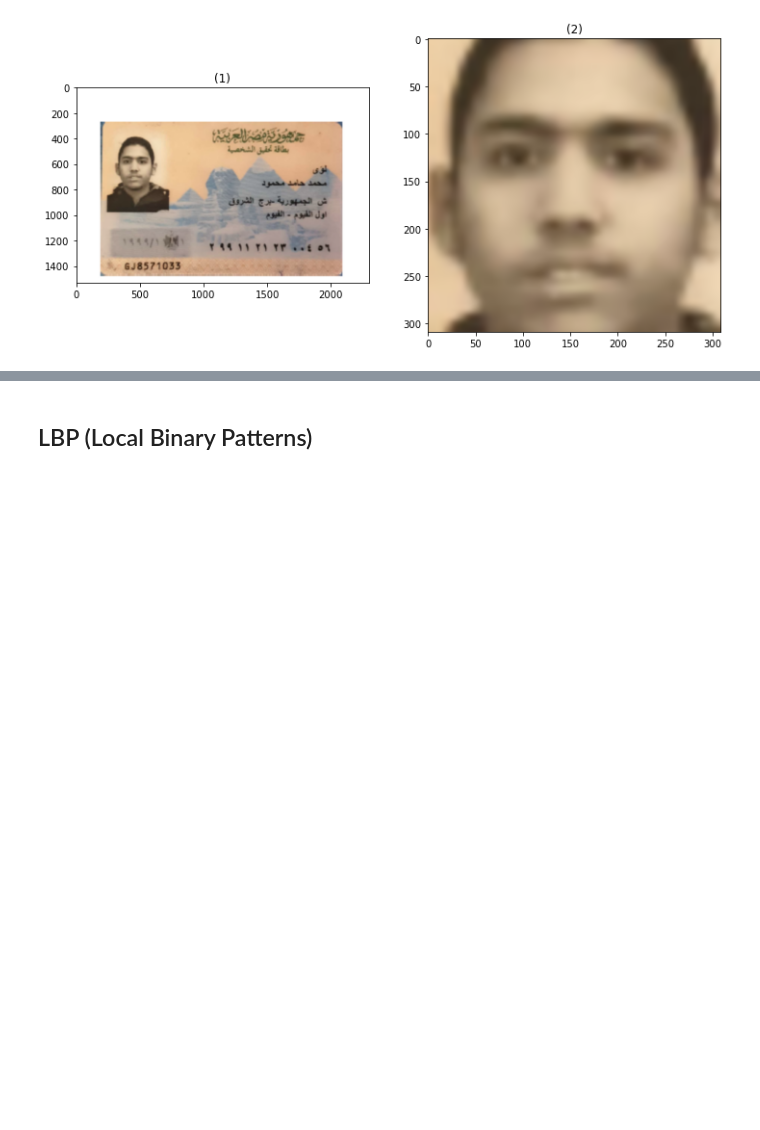
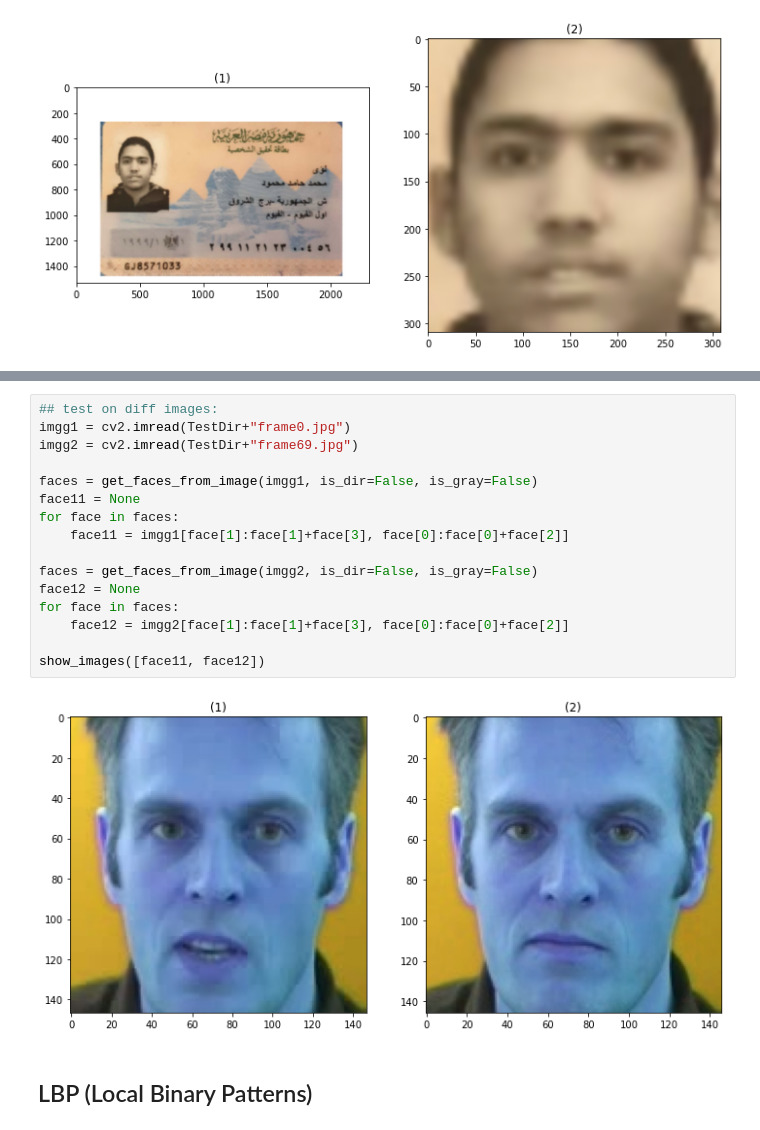
Before and after one commit to LoayMoh99/My_Social_Eye, a Jupyter notebook: face_tracking_test.ipynb, the cells around one changed output, grey strips where cells are left out. Drawn from its saved outputs; the diff is of its cells as text; blank space fills up the shorter version.

```diff
--- a/face_tracking_test.ipynb
+++ b/face_tracking_test.ipynb
@@ -85,3 +95,21 @@ show_images([face1, face2, face3, face4])
+# %%
+## test on diff images:
+imgg1 = cv2.imread(TestDir+"frame0.jpg")
+imgg2 = cv2.imread(TestDir+"frame69.jpg")
+
+faces = get_faces_from_image(imgg1, is_dir=False, is_gray=False)
+face11 = None
+for face in faces:
+    face11 = imgg1[face[1]:face[1]+face[3], face[0]:face[0]+face[2]]
+
+faces = get_faces_from_image(imgg2, is_dir=False, is_gray=False)
+face12 = None
+for face in faces:
+    face12 = imgg2[face[1]:face[1]+face[3], face[0]:face[0]+face[2]]
+
+show_images([face11, face12])
+# %% [output]
+[figure, added]
 # %% [markdown]
 ## LBP (Local Binary Patterns)
 # %%
```
Also changed, not shown: parts of 15 cells of this notebook, 4 other files.
